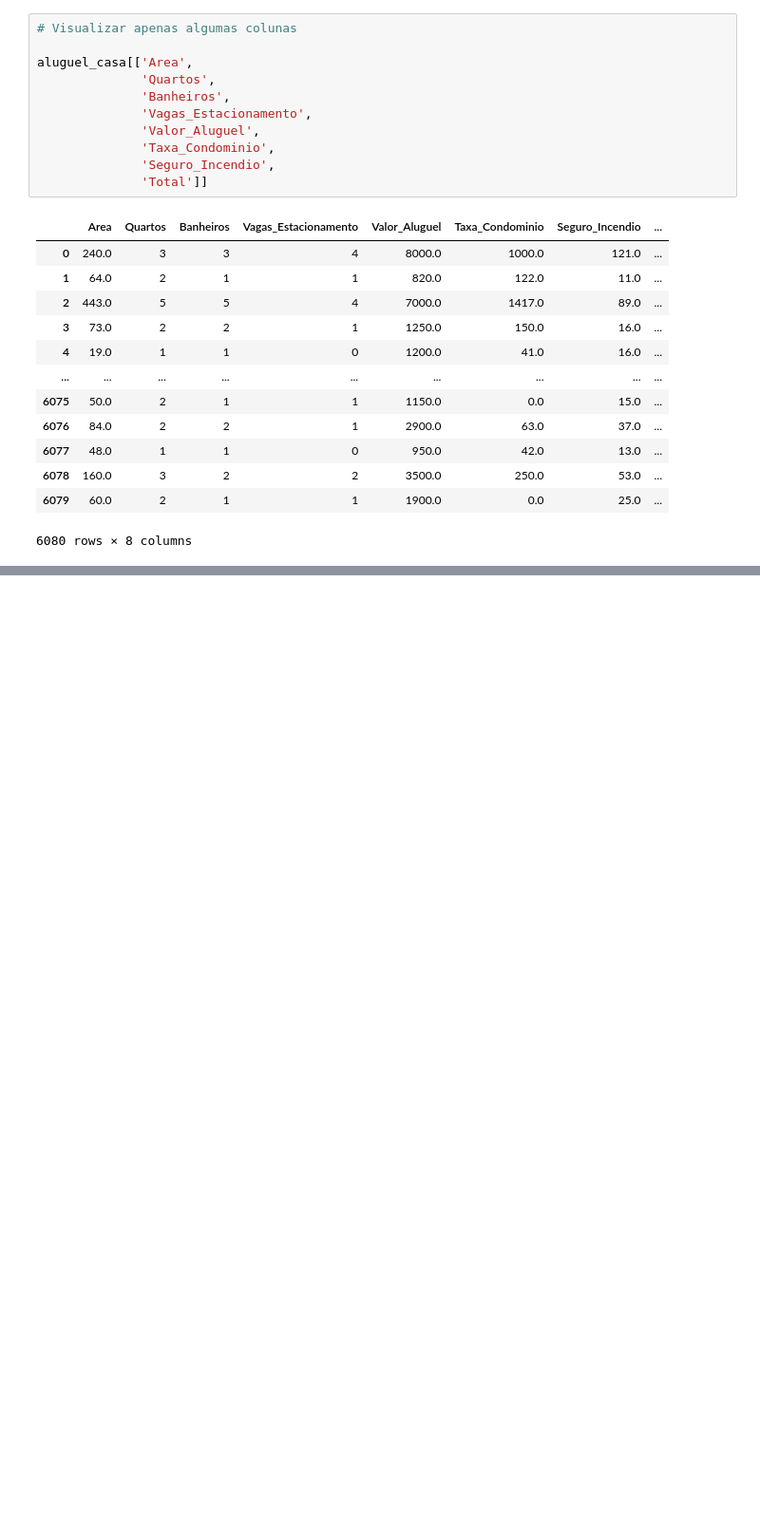
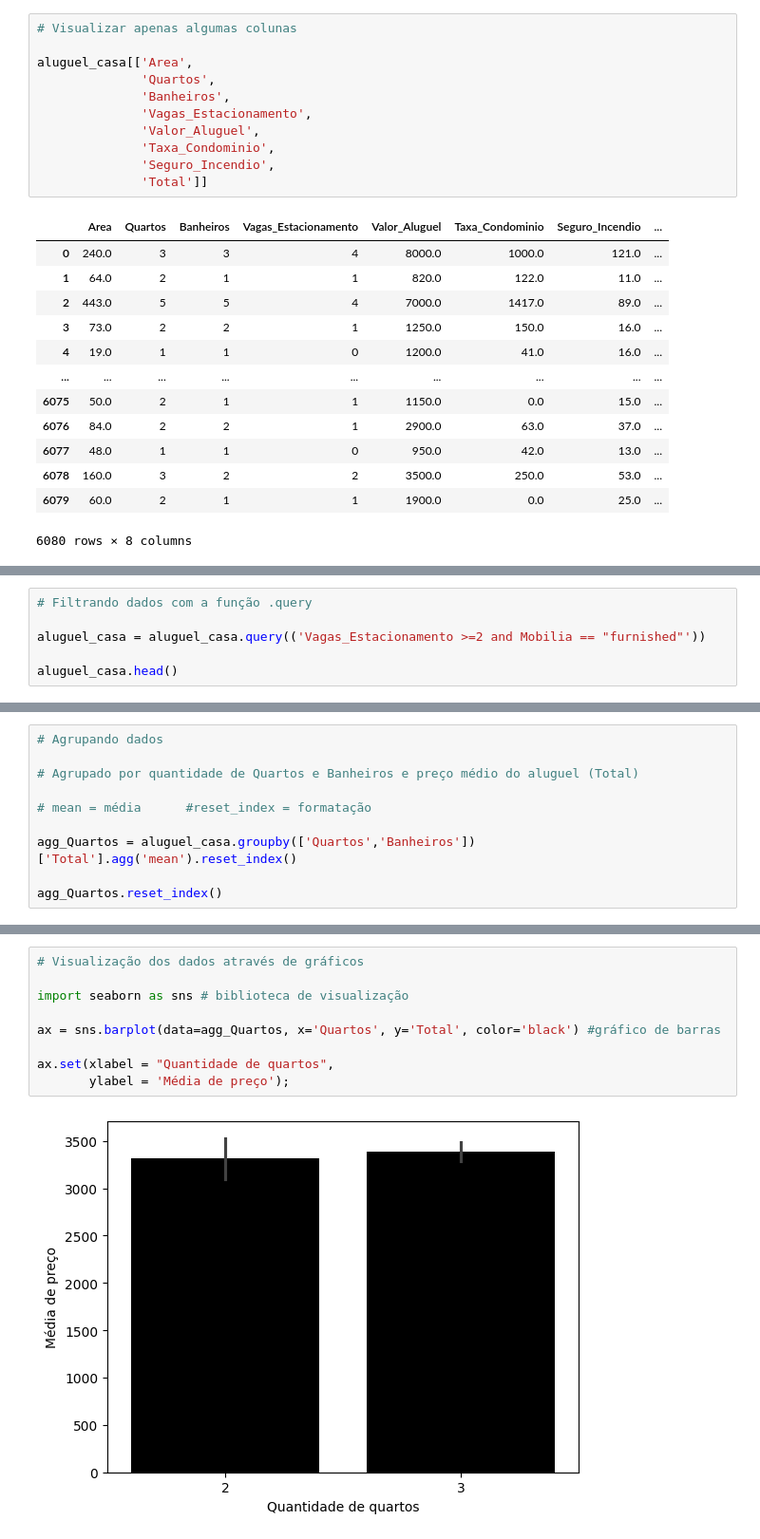
Before and after one commit to paulohenriquesilva3m/paulohenriquesilva3m, a Jupyter notebook: Analise_Alugueis.ipynb, the cells around one changed output, grey strips where cells are left out. Shown at 95% size. Saved outputs shown, nothing was run; the diff lists cells and outputs as text; blank space fills up the shorter version.

```diff
--- a/Analise_Alugueis.ipynb
+++ b/Analise_Alugueis.ipynb
@@ -227,0 +228,6 @@ aluguel_casa[['Area',
+# %%
+# Filtrando dados com a função .query
+
+aluguel_casa = aluguel_casa.query(('Vagas_Estacionamento >=2 and Mobilia == "furnished"'))
+
+aluguel_casa.head()
@@ -227,0 +275,10 @@ aluguel_casa[['Area',
+# %%
+# Agrupando dados
+
+# Agrupado por quantidade de Quartos e Banheiros e preço médio do aluguel (Total)
+
+# mean = média      #reset_index = formatação
+
+agg_Quartos = aluguel_casa.groupby(['Quartos','Banheiros'])['Total'].agg('mean').reset_index()
+
+agg_Quartos.reset_index()
@@ -227,0 +294,11 @@ aluguel_casa[['Area',
+# %%
+# Visualização dos dados através de gráficos
+
+import seaborn as sns # biblioteca de visualização
+
+ax = sns.barplot(data=agg_Quartos, x='Quartos', y='Total', color='black') #gráfico de barras
+
+ax.set(xlabel = "Quantidade de quartos",
+       ylabel = 'Média de preço');
+# %% [output]
+[figure, added]
```
Also changed, not shown: parts of 13 cells of this notebook.
